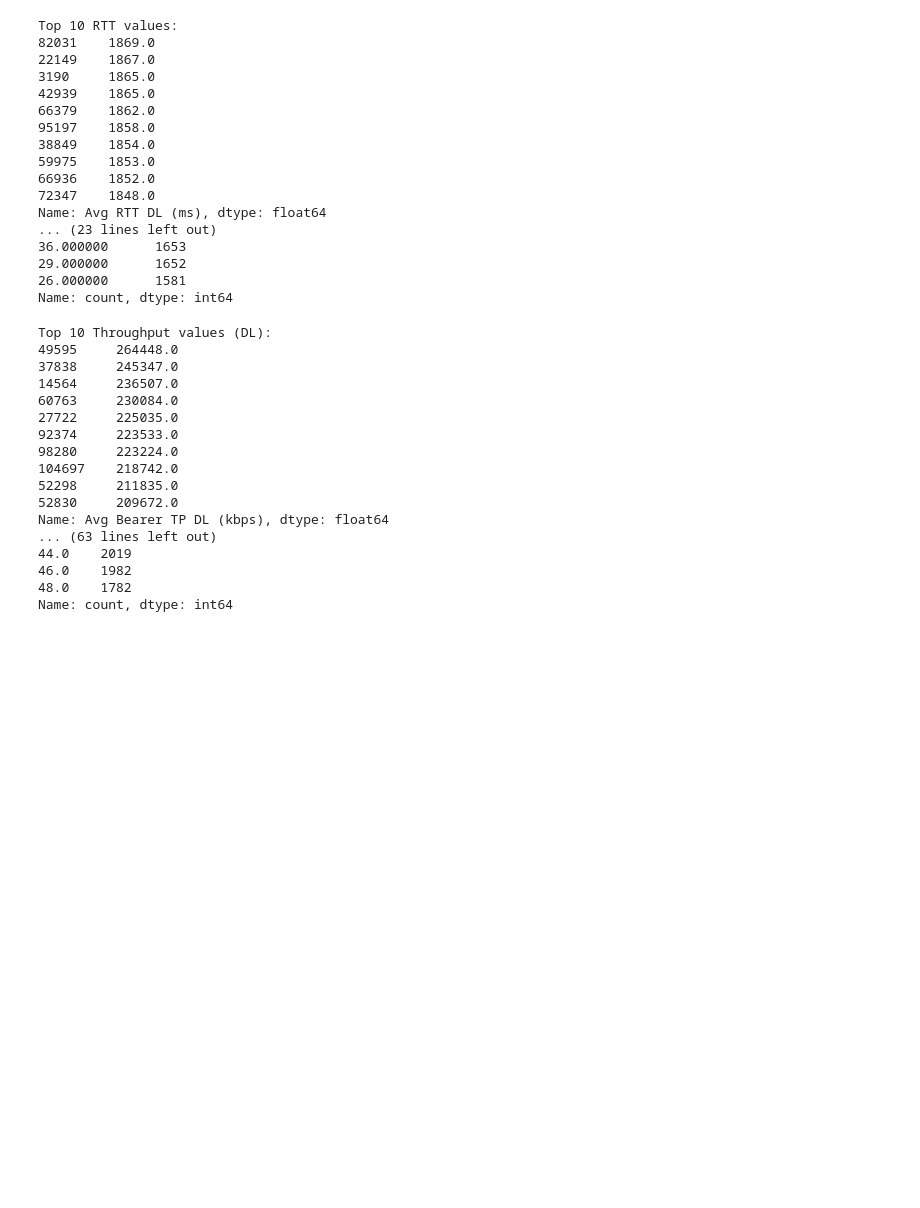
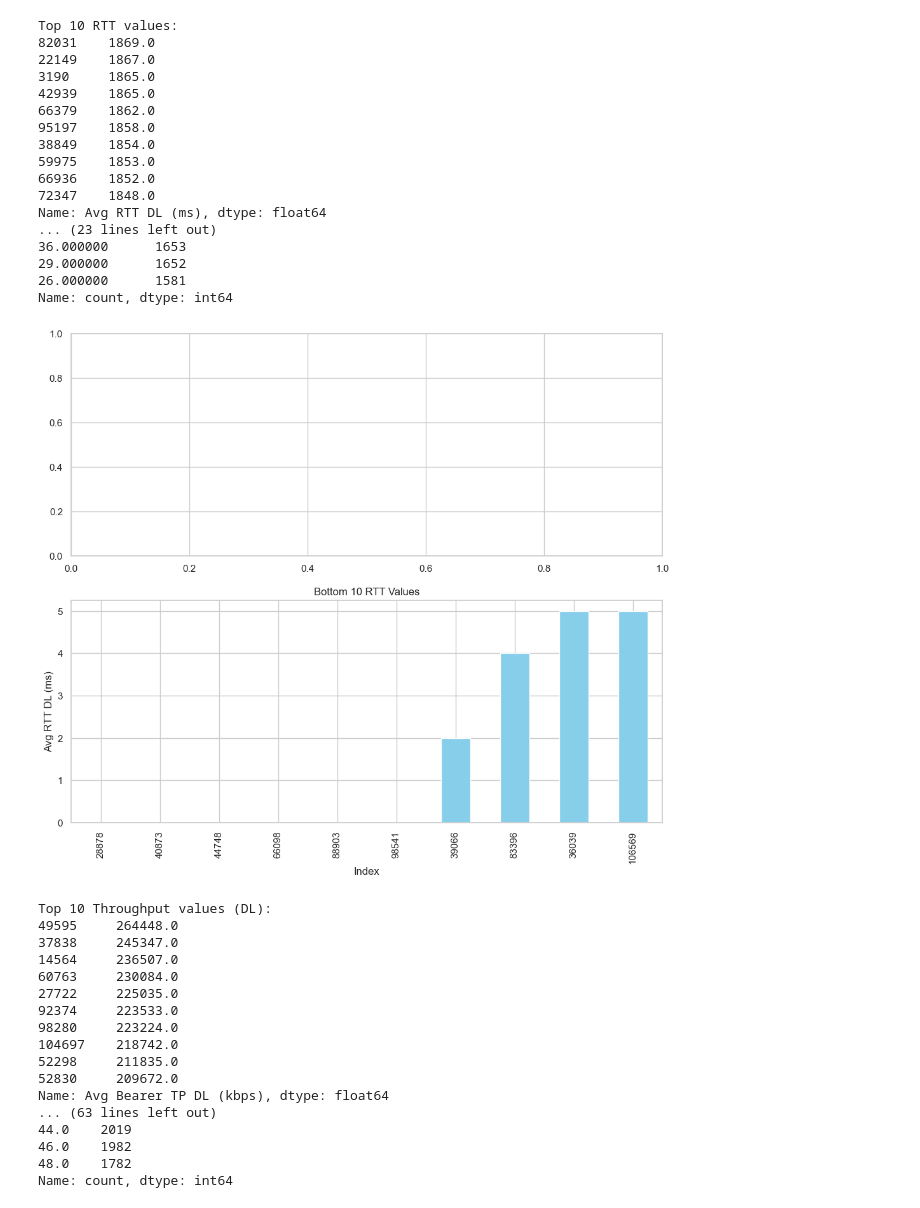
Before and after one commit to AbelBekele/10-Academy-Week-1, a Jupyter notebook: EDA Notebooks/Users' experience analytics.ipynb, the cells around one changed output. Cells and saved outputs as stored; diff of their text form; code cells hidden in the pictures; blank space fills up the shorter version.

```diff
--- a/EDA Notebooks/Users' experience analytics.ipynb
+++ b/EDA Notebooks/Users' experience analytics.ipynb
@@ -249,6 +300,25 @@ Name: Avg RTT DL (ms), dtype: float64
 29.000000      1652
 26.000000      1581
 Name: count, dtype: int64
+# %%
+# Create separate DataFrames for each set of values
+top_10_rtt_data = pd.DataFrame({'Top 10 RTT Values': top_10_rtt_values.values}, index=top_10_rtt_values.index)
+bottom_10_rtt_data = pd.DataFrame({'Bottom 10 RTT Values': bottom_10_rtt_values.values}, index=bottom_10_rtt_values.index)
+
+# Plotting using Matplotlib
+fig, axes = plt.subplots(2, 1, figsize=(12, 10))
+
+
+# Plot Bottom 10 RTT Values
+bottom_10_rtt_data.plot(kind='bar', ax=axes[1], legend=False, color='skyblue')
+axes[1].set_xlabel('Index')
+axes[1].set_ylabel('Avg RTT DL (ms)')
+axes[1].set_title('Bottom 10 RTT Values')
+
+# Show the plot
+plt.show()
+# %% [output]
+[figure, added]
 # %%
 # Top 10 throughput values (DL)
 top_10_throughput_dl_values = grouped_data_throughput['Avg Bearer TP DL (kbps)'].nlargest(10)
```
Also changed, not shown: parts of 6 cells of this notebook, 2 other files.
